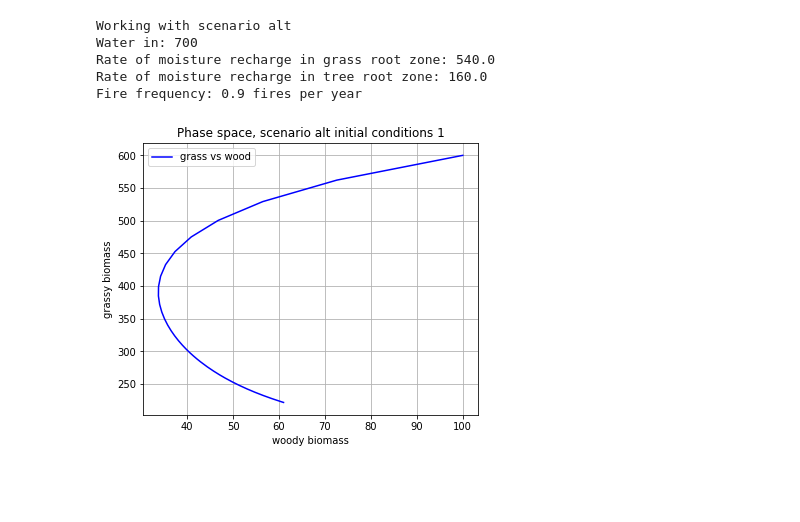
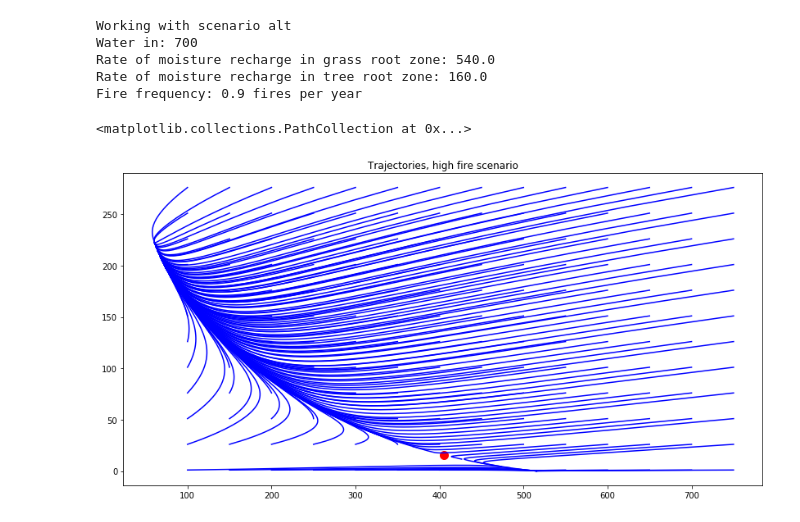
Before and after one commit to o-chandra/stable-states, a Jupyter notebook: Fire Vegetation Model All.ipynb, the cells around one changed output. Saved outputs shown, nothing was run; the diff lists cells and outputs as text; code cells hidden in the pictures; blank space fills up the shorter version.

Commit message:
Update Fire Vegetation Model All.ipynb
added phase portraits

```diff
--- a/Fire Vegetation Model All.ipynb
+++ b/Fire Vegetation Model All.ipynb
@@ -36,7 +36,7 @@ scenario="alt"
 #Define scenario and resulting win (water in), ws, wt parameters (rate of water recharge)
 if (scenario=="A"):
     win=250
-    kh=kw=a=cw=ch=B=G=0
+    kh=kw=a=cw=ch=B=G=n=0
 elif (scenario=="B"):
     win=500
     kh=kw=a=cw=ch=B=G=n=0
@@ -100,10 +95,19 @@ sys(600, 100, 0.1, 2000); #initializing with initial values for H,W, time step .
-# %%
-fig = plt.figure(figsize=(6,5))
-plt.plot(w, h, 'b-', label='grass vs wood')
-plt.title("Phase space, scenario "+str(scenario)+" initial conditions 1")
-plt.legend(loc='best')
-plt.xlabel("woody biomass")
-plt.ylabel("grassy biomass")
-plt.grid()
-# %% [output]
-[figure, removed]
+# %%
+# plot trajectories
+f, ax = plt.subplots(1,figsize=(14,7))
+#iv1 h values, #iv2 w values
+for iv2 in range(100,800,50):
+    for iv1 in range(1,300,25):
+        h = []
+        w = []
+        sys(iv1, iv2, .1, 200)
+        ax.plot(w, h,'b-')
+        ax.set_title("Trajectories, high fire scenario" )
+ax.scatter(404.903, 15.6626,color="red",s=100)
+    #plt.legend(loc='best')
+    #plt.xlabel("woody biomass")
+    #plt.ylabel("grassy biomass")
+    #plt.grid()
+# %% [output]
+<matplotlib.collections.PathCollection at 0x...>
+[figure, added]
```
Also changed, not shown: parts of 7 cells of this notebook.
